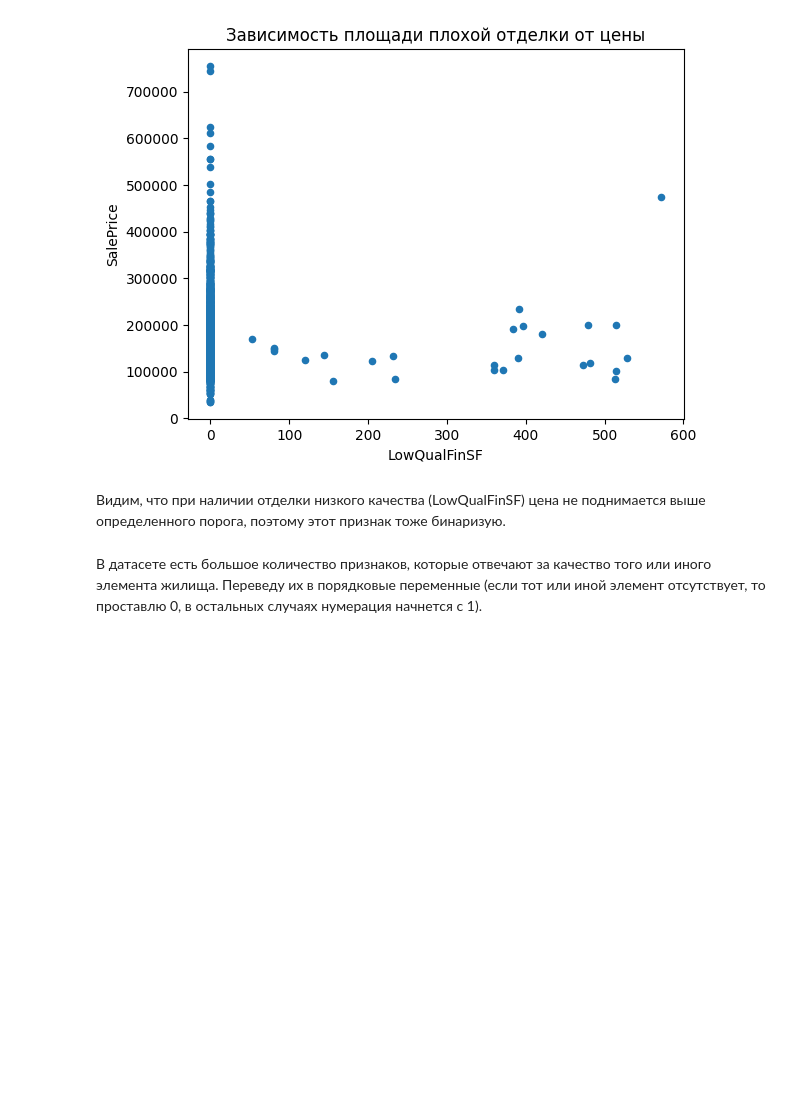
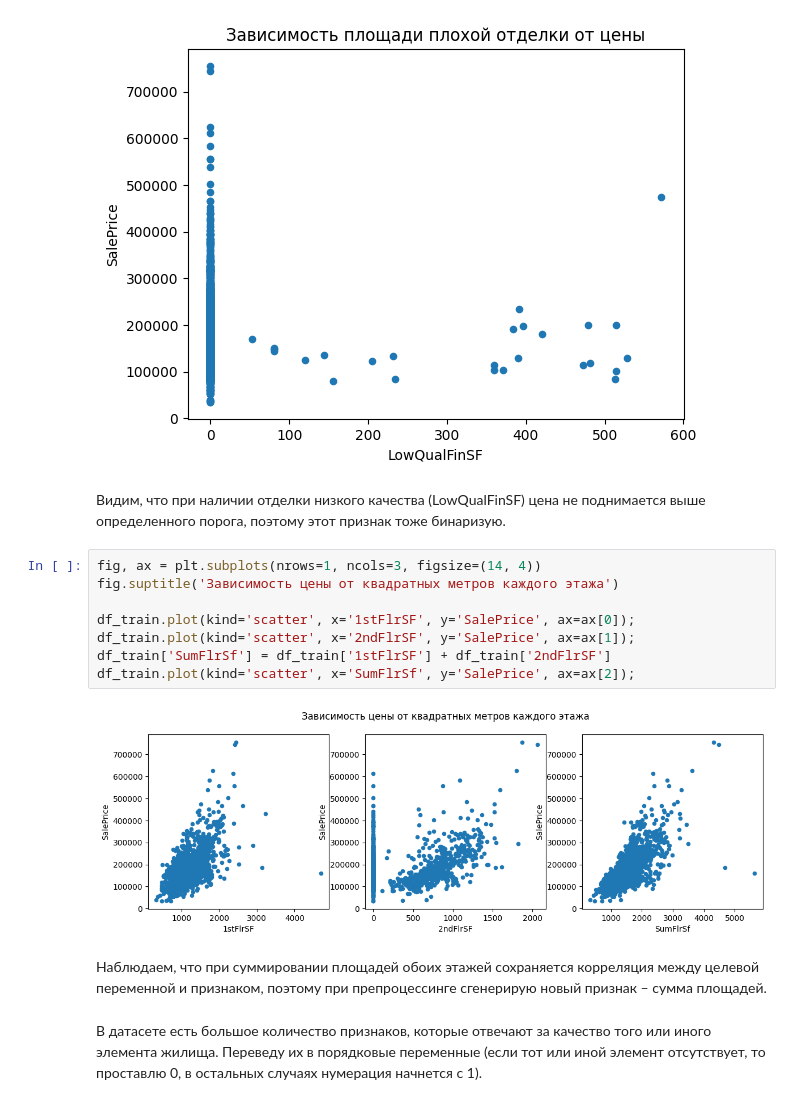
Before and after one commit to SevaErshov/House-Prices-Notebook, a Jupyter notebook: EDA_house_prices.ipynb, the cells around one changed output. Saved outputs shown, nothing was run; the diff lists cells and outputs as text; blank space fills up the shorter version.

```diff
--- a/EDA_house_prices.ipynb
+++ b/EDA_house_prices.ipynb
@@ -220,6 +234,18 @@ df_train.plot(kind='scatter', x='LowQualFinSF', y='SalePrice', title=title);
 [figure]
 # %% [markdown]
 Видим, что при наличии отделки низкого качества (LowQualFinSF) цена не поднимается выше определенного порога, поэтому этот признак тоже бинаризую.
+# %%
+fig, ax = plt.subplots(nrows=1, ncols=3, figsize=(14, 4))
+fig.suptitle('Зависимость цены от квадратных метров каждого этажа')
+
+df_train.plot(kind='scatter', x='1stFlrSF', y='SalePrice', ax=ax[0]);
+df_train.plot(kind='scatter', x='2ndFlrSF', y='SalePrice', ax=ax[1]);
+df_train['SumFlrSf'] = df_train['1stFlrSF'] + df_train['2ndFlrSF']
+df_train.plot(kind='scatter', x='SumFlrSf', y='SalePrice', ax=ax[2]);
+# %% [output]
+[figure, added]
+# %% [markdown]
+Наблюдаем, что при суммировании площадей обоих этажей сохраняется корреляция между целевой переменной и признаком, поэтому при препроцессинге сгенерирую новый признак – сумма площадей.
 # %% [markdown]
 В датасете есть большое количество признаков, которые отвечают за качество того или иного элемента жилища. Переведу их в порядковые переменные (если тот или иной элемент отсутствует, то проставлю 0, в остальных случаях нумерация начнется с 1).
 # %%
```
Also changed, not shown: parts of 1 cell of this notebook, 1 other file.
